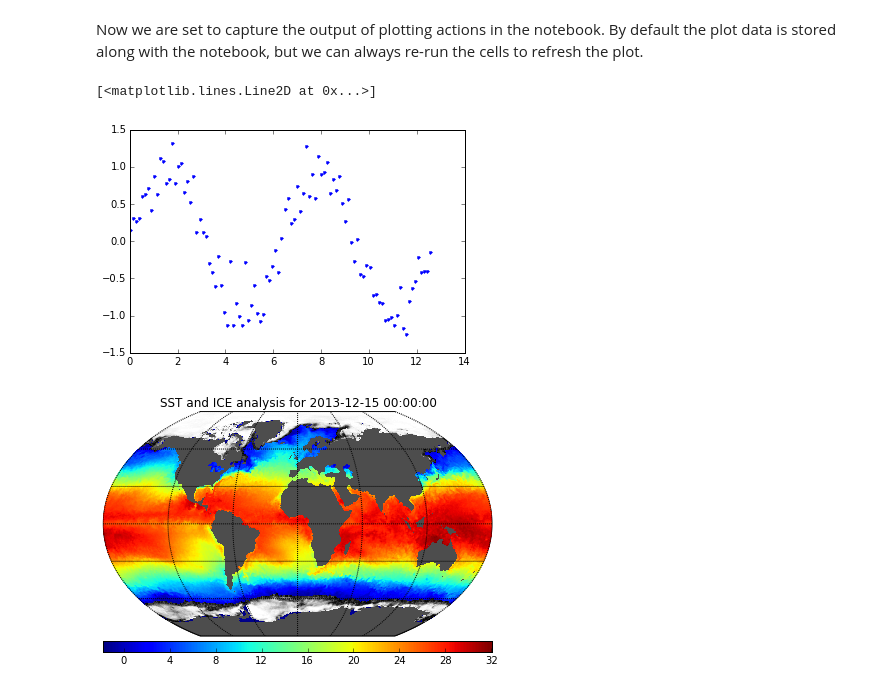
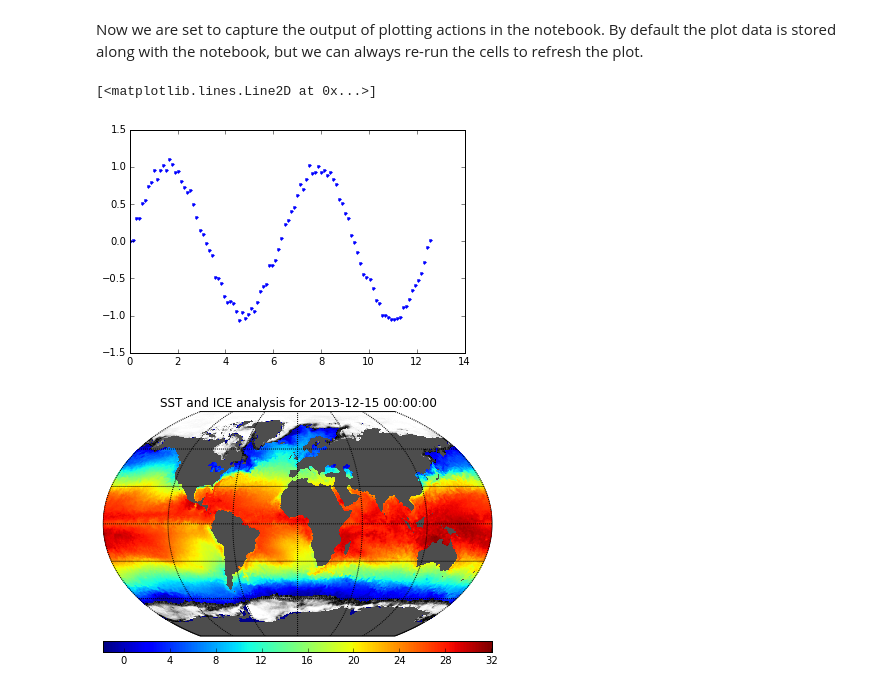
Before and after one commit to mbmilligan/msi-ipython-nb-ex, a Jupyter notebook: MSI Examples.ipynb, the cells around one changed output. Saved outputs shown, nothing was run; the diff lists cells and outputs as text; code cells hidden in the pictures.

```diff
--- a/MSI Examples.ipynb
+++ b/MSI Examples.ipynb
@@ -138,11 +139,11 @@ Now we are set to capture the output of plotting actions in the notebook. By def
 # %%
 import matplotlib.pyplot as plt
 x = np.linspace(0,4*np.pi,100)
-y = np.sin(x) + np.random.randn(100)/5
+y = np.sin(x) + np.random.randn(100)/20
 plt.plot(x,y,'.')
 # %% [output]
 [<matplotlib.lines.Line2D at 0x...>]
-[figure, old version]
+[figure, new version]
 # %%
 from mpl_toolkits.basemap import Basemap
 from netCDF4 import Dataset, date2index
```
Also changed, not shown: parts of 15 cells of this notebook.
